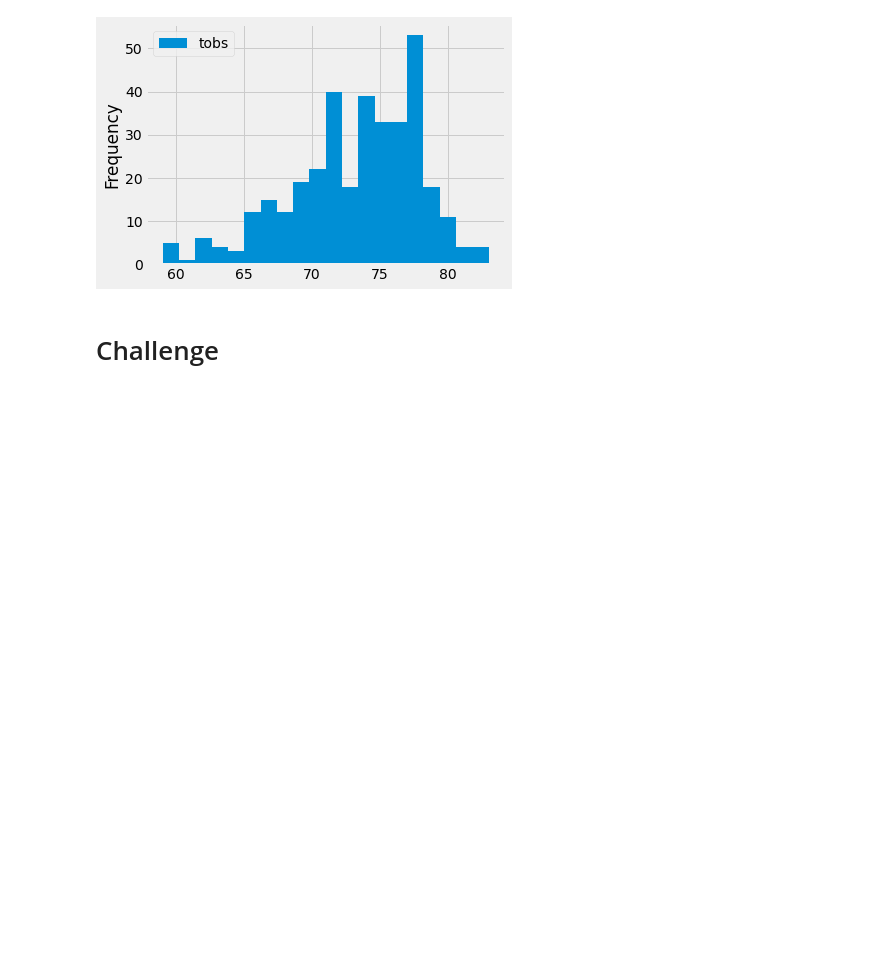
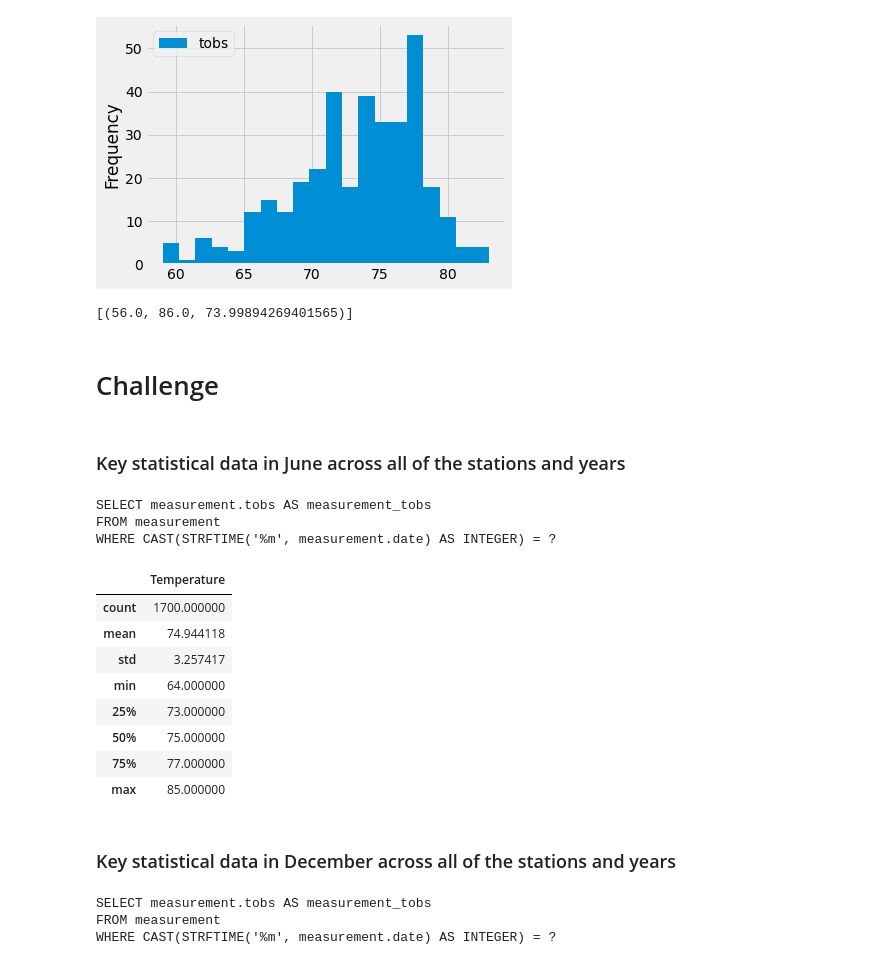
Before and after one commit to soijebor/Surfs_Up, a Jupyter notebook: climate_analysis.ipynb, the cells around one changed output. Cells and saved outputs as stored; diff of their text form; code cells hidden in the pictures; blank space fills up the shorter version.

```diff
--- a/climate_analysis.ipynb
+++ b/climate_analysis.ipynb
@@ -171,5 +171,53 @@ plt.tight_layout()
 # %%
 # Write a function called `calc_temps` that will accept start date and end date in the format '%Y-%m-%d'
 # and return the minimum, average, and maximum temperatures for that range of dates
+def calc_temps(start_date, end_date):
+    return session.query(func.min(Measurement.tobs), func.max(Measurement.tobs), func.avg(Measurement.tobs)).\
+        filter(Measurement.date >= start_date).filter(Measurement.date <= end_date).all()
+
+print(calc_temps('2014-20-04', '2016-20-05'))
+# %% [output]
+[(56.0, 86.0, 73.99894269401565)]
 # %% [markdown]
 # Challenge
+# %% [markdown]
+### Key statistical data in June across all of the stations and years
+# %%
+# Perform a query to retrieve June temperatures
+June_results = session.query(Measurement.tobs).\
+    filter(func.extract('month', Measurement.date) == 6)
+print(June_results)
+June_results = [temp.tobs for temp in June_results]
+# Save the query results as a Pandas DataFrame
+June_results_df = pd.DataFrame(June_results, columns=['Temperature'])
+# %% [output]
+SELECT measurement.tobs AS measurement_tobs
+FROM measurement
+WHERE CAST(STRFTIME('%m', measurement.date) AS INTEGER) = ?
+# %%
+# Use Pandas to calculate the summary statistics for June temperatures
+June_results_df.describe()
+# %% [output]
+|  | Temperature |
+| count | 1700.000000 |
+| mean | 74.944118 |
+| std | 3.257417 |
+| min | 64.000000 |
+| 25% | 73.000000 |
+| 50% | 75.000000 |
+| 75% | 77.000000 |
+| max | 85.000000 |
+# %% [markdown]
+### Key statistical data in December across all of the stations and years
+# %%
+# Perform a query to retrieve December temperatures
+December_results = session.query(Measurement.tobs).\
+    filter(func.extract('month', Measurement.date) == 12)
+print(December_results)
+December_results_temp = [temp.tobs for temp in December_results]
+# Save the query results as a Pandas DataFrame
+December_results_df = pd.DataFrame(December_results, columns=['Temperature'])
+# %% [output]
+SELECT measurement.tobs AS measurement_tobs
+FROM measurement
+WHERE CAST(STRFTIME('%m', measurement.date) AS INTEGER) = ?
```
Also changed, not shown: parts of 3 cells of this notebook.
